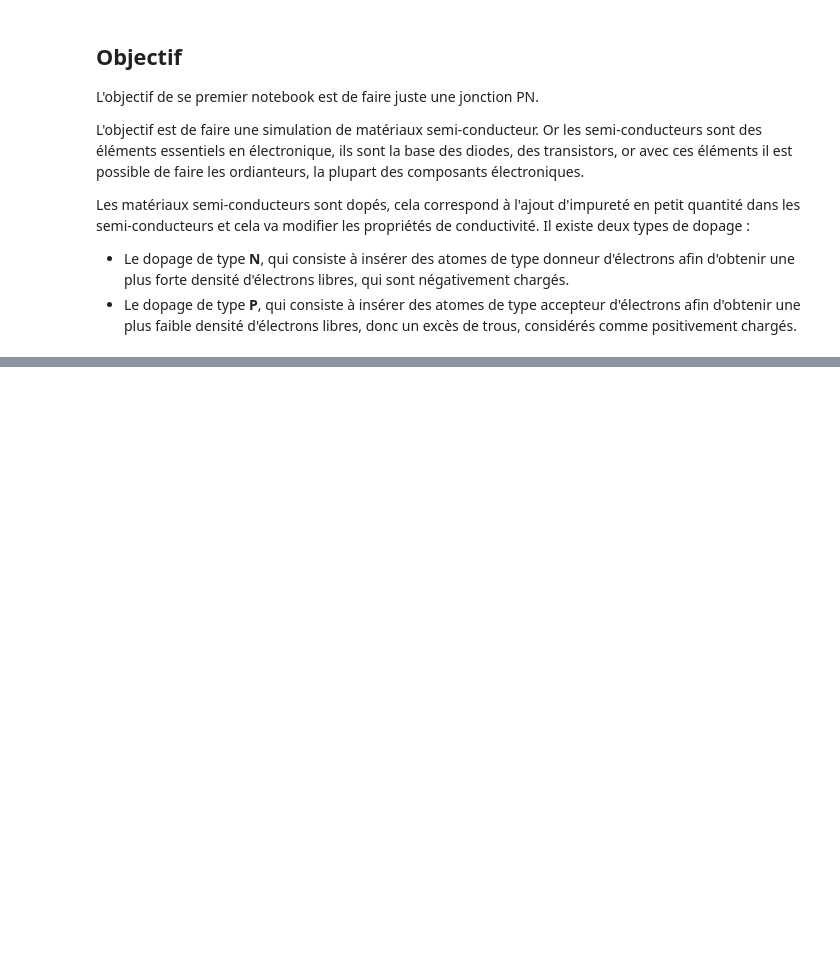
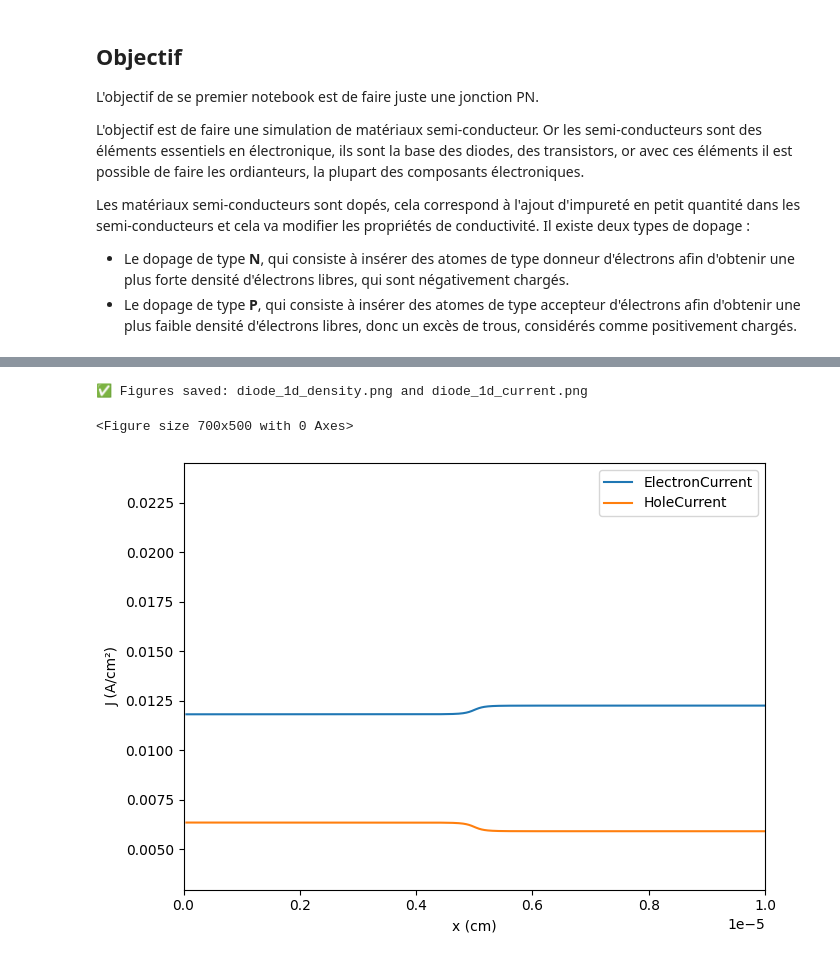
Before and after one commit to choucadieux/electronique_book, a Jupyter notebook: Logicol/Jonction_PN.ipynb, the cells around one changed output, grey strips where cells are left out. Saved outputs shown, nothing was run; the diff lists cells and outputs as text; code cells hidden in the pictures; blank space fills up the shorter version.

```diff
--- a/Logicol/Jonction_PN.ipynb
+++ b/Logicol/Jonction_PN.ipynb
@@ -85,0 +123,63 @@ NameError: name 'diode_common' is not defined
+# %%
+# === Configuration ===
+device = "MyDevice"
+region = "MyRegion"
+
+# --- Get x positions of nodes ---
+x = get_node_model_values(device=device, region=region, name="x")
+
+# === Plot carrier densities ===
+fields = ("Electrons", "Holes", "Donors", "Acceptors")
+
+# initialize y-axis limits
+ymax = 10
+ymin = 10
+
+plt.figure(figsize=(7,5))
+
+for field in fields:
+    y = get_node_model_values(device=device, region=region, name=field)
+    if max(y) > ymax:
+        ymax = max(y)
+    plt.semilogy(x, y, label=field)
+
+plt.xlabel('x (cm)')
+plt.ylabel('Density (#/cm³)')
+plt.legend()
+ymax *= 10
+plt.axis([min(x), max(x), ymin, ymax])
+plt.tight_layout()
+plt.savefig("diode_1d_density.png", dpi=300)
+plt.clf()  # clear figure for next plot
+
+# === Plot current densities ===
+edge_average_model(device=device, region=region, node_model="x", edge_model="xmid")
+xmid = get_edge_model_values(device=device, region=region, name="xmid")
+
+efields = ("ElectronCurrent", "HoleCurrent")
+
+# initialize limits
+y = get_edge_model_values(device=device, region=region, name="ElectronCurrent")
+ymin = min(y)
+ymax = max(y)
+
+plt.figure(figsize=(7,5))
+
+for field in efields:
+    y = get_edge_model_values(device=device, region=region, name=field)
+    ymin = min(ymin, min(y))
+    ymax = max(ymax, max(y))
+    plt.plot(xmid, y, label=field)
+
+plt.xlabel('x (cm)')
+plt.ylabel('J (A/cm²)')
+plt.legend()
+plt.axis([min(x), max(x), 0.5 * ymin, 2 * ymax])
+plt.tight_layout()
+plt.savefig("diode_1d_current.png", dpi=300)
+
+print("✅ Figures saved: diode_1d_density.png and diode_1d_current.png")
+# %% [output]
+✅ Figures saved: diode_1d_density.png and diode_1d_current.png
+<Figure size 700x500 with 0 Axes>
+[figure, added]
```
Also changed, not shown: parts of 5 cells of this notebook, 22 other files.
